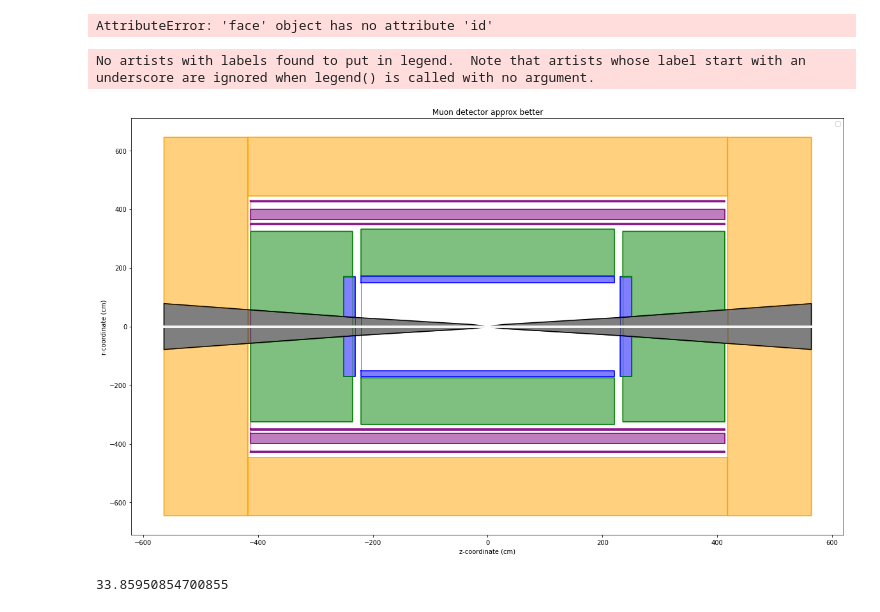
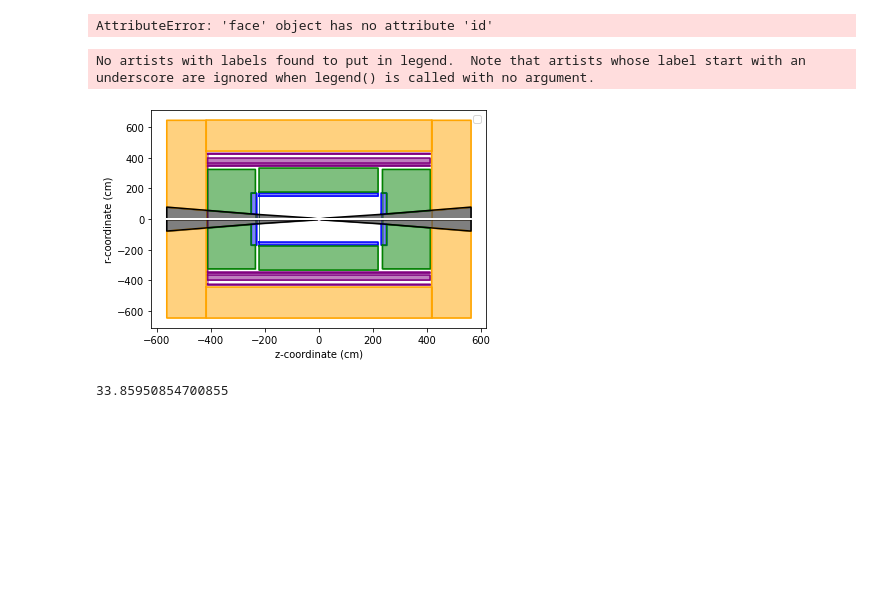
Before and after one commit to mhostert/BIN_MC, a Jupyter notebook: geometry.ipynb, the cells around one changed output. Cells and saved outputs as stored; diff of their text form; code cells hidden in the pictures; blank space fills up the shorter version.

```diff
--- a/geometry.ipynb
+++ b/geometry.ipynb
@@ -264,37 +264,35 @@ SOLENOID_1 =[[-412.9, -412.9, 412.9, 412.9, -412.9],[348.3, 352.3, 352.3, 348.3,
 SOLENOID_2 =[[-412.9, -412.9, 412.9, 412.9, -412.9],[364.9, 399.3, 399.3, 364.9, 364.9]]
 SOLENOID_3 =[[-412.9, -413.9, 412.9, 412.9, -412.9],[425, 429, 429, 425, 425]]
 
 
 CONE1 = [[6.5,28.2, 230.7, 417.9, 563.8, 563.8, 6.5],[2.2,7.0, 31.0, 57.5, 78.2, 2.2, 2.2]]
 CONE2 = [[-1 * i for i in CONE1[0]], CONE1[1]]
 
 
 
 dets = [ECAL1, ECAL2, ECAL3, HCAL1, HCAL2, HCAL3,SOLENOID_1 , SOLENOID_2, SOLENOID_3, MD1, MD2, MD3, CONE1, CONE2, BP]
 cols = ['blue'] *3 + ['green']*3 + ['purple'] *3 + ['orange'] *3 + ['black']*2 + ['white']
-plt.figure(figsize = (20,12))
 for i, det in enumerate(dets):
     plt.plot(det[0],det[1], color = cols[i])
     plt.fill_between(det[0], det[1], color = cols[i], alpha=0.5)
     new_y =[-1*k for k in det[1]]
     plt.plot(det[0], new_y, color = cols[i])
     plt.fill_between(det[0], new_y, color = cols[i], alpha=0.5)
 
 '''plt.plot([],[],color = 'black', label='Density: 19.28 g/cm**3 (W)')
 plt.plot([],[],color = 'dimgrey', label='Density: 9.3 g/cm**3 (W + Si)')
 plt.plot([],[],color = 'grey', label='Density: 7.874 g/cm**3 (Fe)')
 plt.plot([],[],color = 'darkgrey', label='Density: 2.7 g/cm**3 (Al)')
 plt.plot([],[],color = 'lightgrey', label='Density: 2.329 g/cm**3 (Si)')
 plt.plot([],[],color= 'white', label='Beamline Pipe')'''
 
 plt.xlabel("z-coordinate (cm)")
 plt.ylabel("r-coordinate (cm)")
-plt.title("Muon detector approx better")
 plt.legend(loc='upper right')
-plt.savefig("plots_Luc/muon_detector_approx_2.jpg", bbox_inches='tight', dpi=300)
+plt.savefig("plots_Luc/paper/muon_detector_approx_2.jpg", bbox_inches='tight', dpi=300)
 # %% [output]
 No artists with labels found to put in legend.  Note that artists whose label start with an underscore are ignored when legend() is called with no argument.
-[figure, old version]
+[figure, new version]
 # %%
 def interpolation(p1, p2, x):
     s = (p2[1] - p1[1]) / (p2[0] - p1[0])
```
Also changed, not shown: 19 other files.
